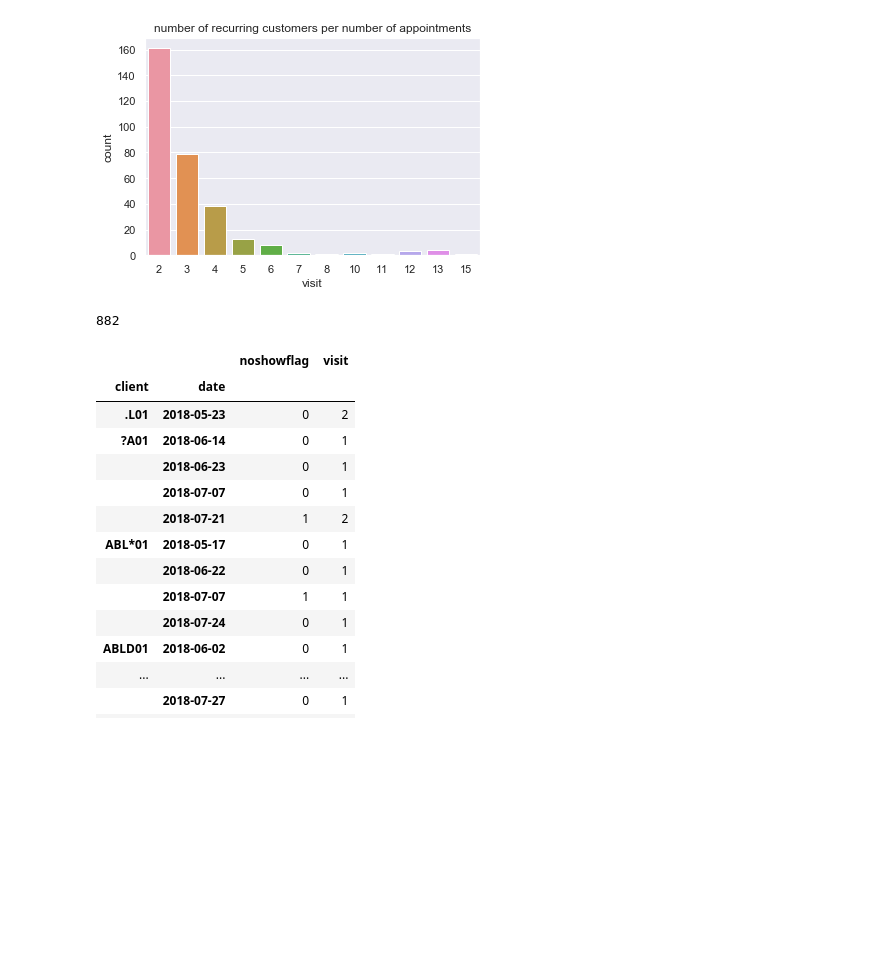
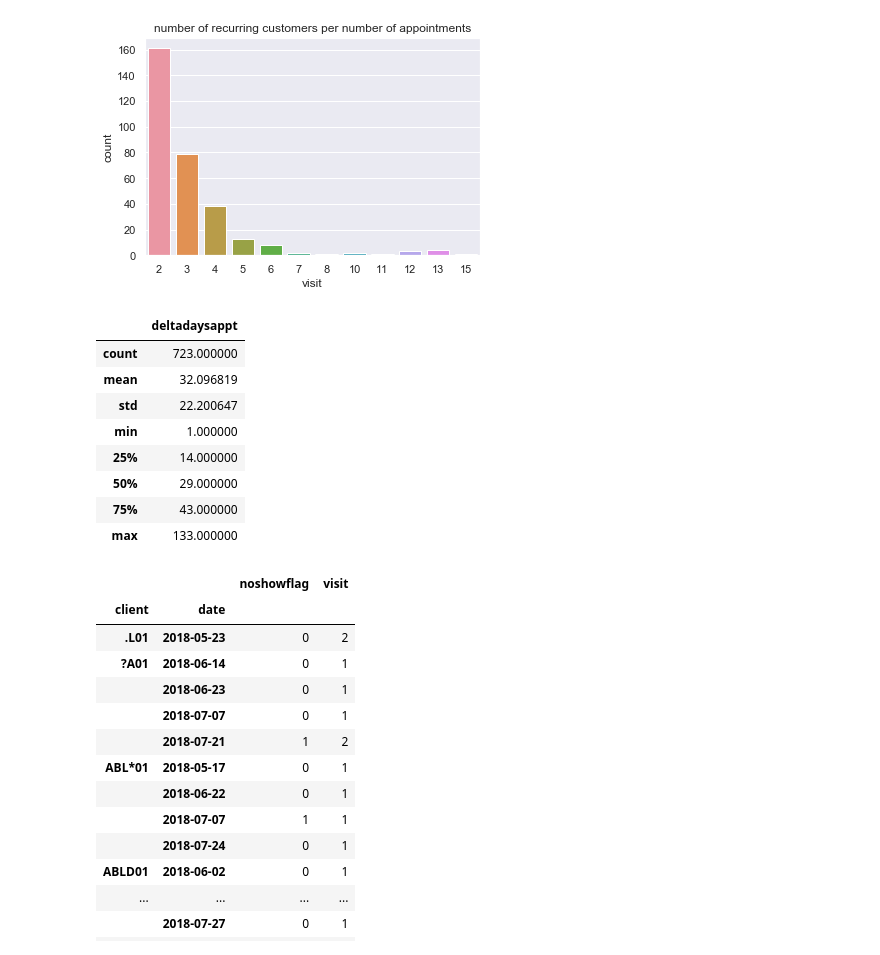
Before and after one commit to ericma007/p1, a Jupyter notebook: notebooks/Hair Salon Exploratory Data Analysis .ipynb, the cells around one changed output. Cells and saved outputs as stored; diff of their text form; code cells hidden in the pictures; blank space fills up the shorter version.

```diff
--- a/notebooks/Hair Salon Exploratory Data Analysis .ipynb
+++ b/notebooks/Hair Salon Exploratory Data Analysis .ipynb
@@ -19,7 +19,7 @@ def readSQL(query):
 # %% [markdown]
 Retrieving data from superbooking table
 # %%
-superbooking=readSQL("""select * from superbooking where dayinweek <>0""")
+superbooking=readSQL("""select * from superbooking""")
 superbooking['clientdate']=superbooking['client']+superbooking['date']
 nbappts=len(superbooking)
 superbooking.columns
@@ -124,11 +124,22 @@ ax = sns.countplot(x="visit",data=df)
 [figure]
 # %%
 df=supermulti.copy()
-df=df.loc[df.firstapp!=1,:]
+df=df.loc[df.deltadaysappt!=0,:]
+df2=df.groupby('clientdate')
 #ax = sns.countplot(x="deltadaysappt",data=df)
-len(df)
+#len(df.clientdate.unique())
-# %% [output]
-882
+# %%
+df2.first()[['deltadaysappt']].describe()
+# %% [output]
+|  | deltadaysappt |
+| count | 723.000000 |
+| mean | 32.096819 |
+| std | 22.200647 |
+| min | 1.000000 |
+| 25% | 14.000000 |
+| 50% | 29.000000 |
+| 75% | 43.000000 |
+| max | 133.000000 |
 # %%
 allcolumns=superbooking.columns
 columnstoremove=['client', 'staff', 'service',
```
Also changed, not shown: parts of 1 cell of this notebook, 1 other file.
